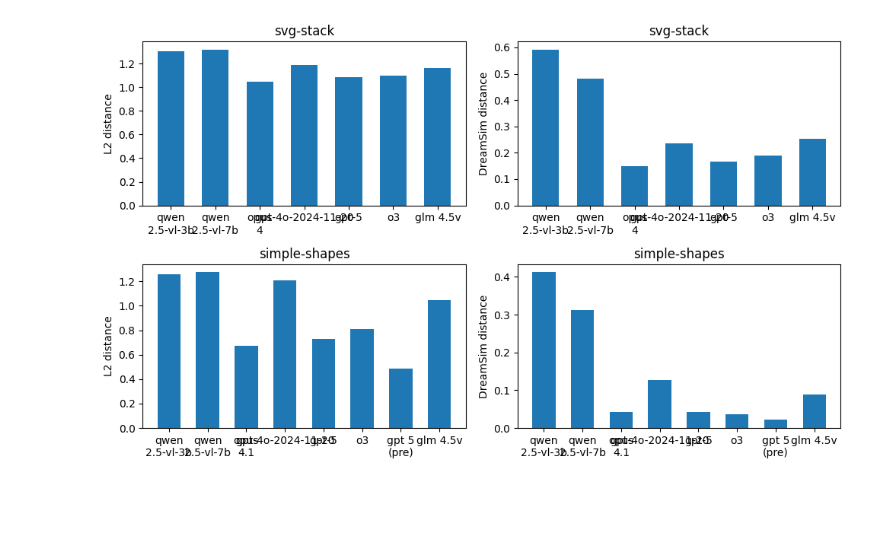
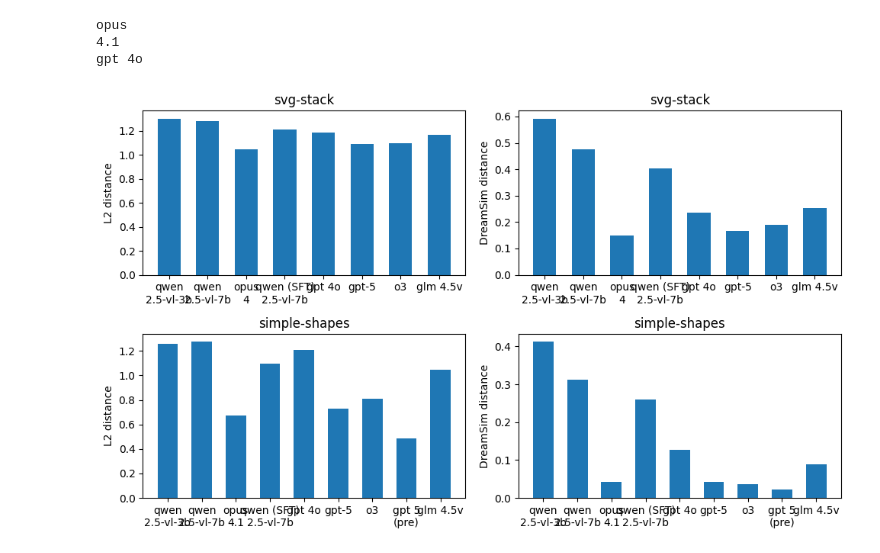
Before and after one commit to darknoon/prefix-rl, a Jupyter notebook: reports/report.ipynb, the cells around one changed output. Cells and saved outputs as stored; diff of their text form; code cells hidden in the pictures; blank space fills up the shorter version.

```diff
--- a/reports/report.ipynb
+++ b/reports/report.ipynb
@@ -26,6 +28,14 @@ stats_files
  PosixPath('/Users/andrew/Developer/Prefix/prefix-rl/eval/darknoon_svg-stack-filtered_o3/stats_summary.csv'),
  PosixPath('/Users/andrew/Developer/Prefix/prefix-rl/eval/darknoon_svg-stack-filtered_z-ai_glm-4.5v/stats_summary.csv')]
 # %%
+def guess_dataset(run_dir: str) -> str:
+    if run_dir.startswith('darknoon_svg-stack-filtered'):
+        return 'svg-stack'
+    elif run_dir.startswith('darknoon_simple-shapes-svg'):
+        return 'simple-shapes'
+    else:
+        raise ValueError(f"Unknown dataset: {run_dir}")
+
 # Load and annotate frames (derive dataset/model directly from folder name)
 frames: list[pd.DataFrame] = []
 for csv_path in stats_files:
@@ -41,7 +51,7 @@ for csv_path in stats_files:
         continue
 
     df['run_dir'] = run_dir
-    df['dataset'] = 'svg-stack' if 'svg-stack' in run_dir else 'simple-shapes'
+    df["dataset"] = guess_dataset(run_dir)
 
     frames.append(df)
 
@@ -99,11 +113,12 @@ _PRETTY_MODEL_REGEX_LUT = [
         re.compile(r"^gpt 4\.1(-(mini|nano))?$", re.I),
         lambda m: f"gpt 4.1{(' ' + m.group(2).title()) if m.group(2) else ''}",
     ),
-    (re.compile(r"^gpt-4o$", re.I), "gpt 4o"),
+    (re.compile(r"^gpt-4o-*", re.I), "gpt 4o"),
     (re.compile(r"^openrouter/horizon-beta$", re.I), "gpt 5\n(pre)"),
     (re.compile(r"^Qwen/Qwen2\.5-VL-3B-Instruct$", re.I), "qwen\n2.5-vl-3b"),
     (re.compile(r"^Qwen/Qwen2\.5-VL-7B-Instruct$", re.I), "qwen\n2.5-vl-7b"),
     (re.compile(r"^z-ai/glm-4\.5v$", re.I), "glm 4.5v"),
+    (re.compile(r"^darknoon/svg-stack-filtered-sft-qwen2.5-vl-7b-trl-10k$", re.I), "qwen (SFT)\n2.5-vl-7b"),
 ]
 
 
@@ -113,6 +128,13 @@ def pretty_model_name(name: str) -> str:
         if m:
             return pretty(m) if callable(pretty) else pretty
     return name
+
+print(pretty_model_name("claude-opus-4-1-20240101"))
+print(pretty_model_name("gpt-4o-20240806"))
+# %% [output]
+opus
+4.1
+gpt 4o
 # %%
 import numpy as np
 import pandas as pd
@@ -141,37 +163,37 @@ def models_for(dataset: str, metric: str):
         .copy()
     )
     dfm["model_name"] = dfm["model_name"].map(pretty_model_name)
     dfm["mean"] = pd.to_numeric(dfm["mean"], errors="coerce")
     dfm["std"] = pd.to_numeric(dfm["std"], errors="coerce").fillna(0.0)
     return dfm
 
 max_models = 1
 for d, _ in row_datasets:
     for m, _ in col_metrics:
         max_models = max(max_models, len(models_for(d, m)))
 
 fig_width = max(10, max_models * 0.8)
 fig, axes = plt.subplots(nrows=len(row_datasets), ncols=len(col_metrics), figsize=(fig_width, 6), squeeze=False)
 
-for r, (dataset_full, dataset) in enumerate(row_datasets):
+for r, (dataset_full, guess_dataset) in enumerate(row_datasets):
     for c, (metric, metric_label) in enumerate(col_metrics):
         ax = axes[r][c]
-        dfm = models_for(dataset, metric)
+        dfm = models_for(guess_dataset, metric)
         models = dfm["model_name"].tolist()
         vals = dfm["mean"].astype(float).values
         # errs = dfm["std"].astype(float).values
         x = np.arange(len(models))
         ax.bar(x, vals, width=0.6, capsize=3, ecolor="black", error_kw={"elinewidth": 1, "alpha": 0.6})
-        ax.set_title(dataset)
+        ax.set_title(guess_dataset)
         ax.set_xticks(x)
         ax.set_xticklabels(models, rotation=0, ha="center")
         ax.set_ylabel(metric_label)
         # ax.set_title()
 
 plt.tight_layout()
 plt.show()
 # %% [output]
-[figure, old version]
+[figure, new version]
 # %%
 from pathlib import Path
 import pandas as pd
```
Also changed, not shown: parts of 5 cells of this notebook, 2 other files.
